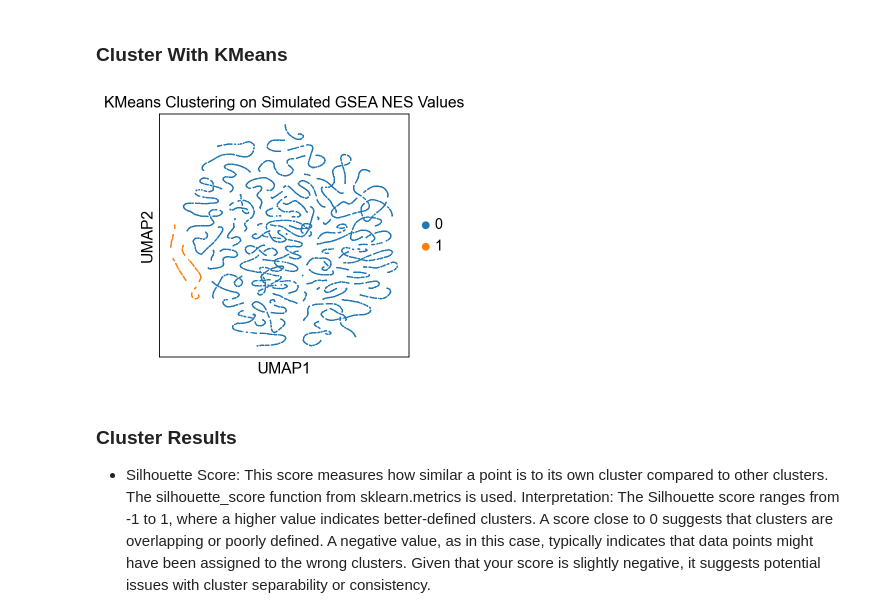
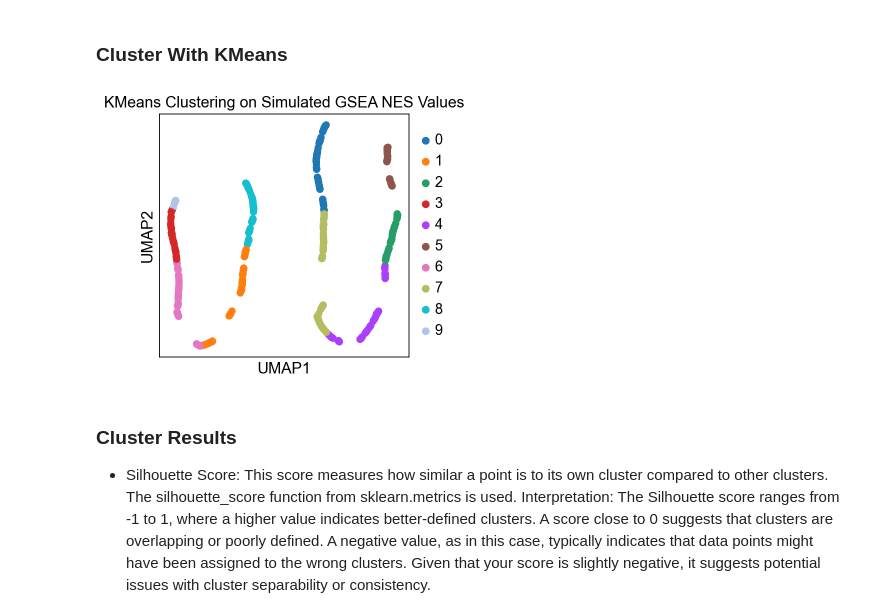
Before and after one commit to zurkin1/PathSingle, a Jupyter notebook: notebooks/bench_pbmc.ipynb, the cells around one changed output. Saved outputs shown, nothing was run; the diff lists cells and outputs as text; code cells hidden in the pictures.

```diff
--- a/notebooks/bench_pbmc.ipynb
+++ b/notebooks/bench_pbmc.ipynb
@@ -172,27 +194,27 @@ np.save('./data/gsea_results_matrix.npy', gsea_results_matrix)
 # %%
 #Load the simulated GSEA results matrix.
 gsea_results_matrix = np.load('./data/gsea_results_matrix.npy')
 
 #Convert the result matrix to an AnnData object for visualization.
 adata_gsea = sc.AnnData(X=gsea_results_matrix)
 adata_gsea.var_names = [f'GeneSet_{i}' for i in range(gsea_results_matrix.shape[1])]
 adata_gsea.obs_names = [f'Cell_{i}' for i in range(gsea_results_matrix.shape[0])]
 
 #Perform KMeans clustering on the UMAP coordinates.
-kmeans = KMeans(n_clusters=2, random_state=0).fit(gsea_results_matrix)
+kmeans = KMeans(n_clusters=10, random_state=0).fit(gsea_results_matrix)
 
-#Perform UMAP on the GSEA results matrix.
+#Perform UMAP on the results matrix.
 umap_model = umap.UMAP(n_neighbors=15, random_state=0)
 umap_coords = umap_model.fit_transform(gsea_results_matrix)
 
 #Add the UMAP coordinates and clustering results to the AnnData object.
 adata_gsea.obsm['X_umap'] = umap_coords
 adata_gsea.obs['kmeans2'] = pd.Categorical(kmeans.labels_)
 
 #Plot the UMAP with KMeans clustering results using Scanpy.
 sc.pl.umap(adata_gsea, color=['kmeans2'], title='KMeans Clustering on Simulated GSEA NES Values')
 # %% [output]
-[figure, old version]
+[figure, new version]
 # %% [markdown]
 ### Cluster Results
 
```
Also changed, not shown: parts of 25 cells of this notebook, 3 other files.
